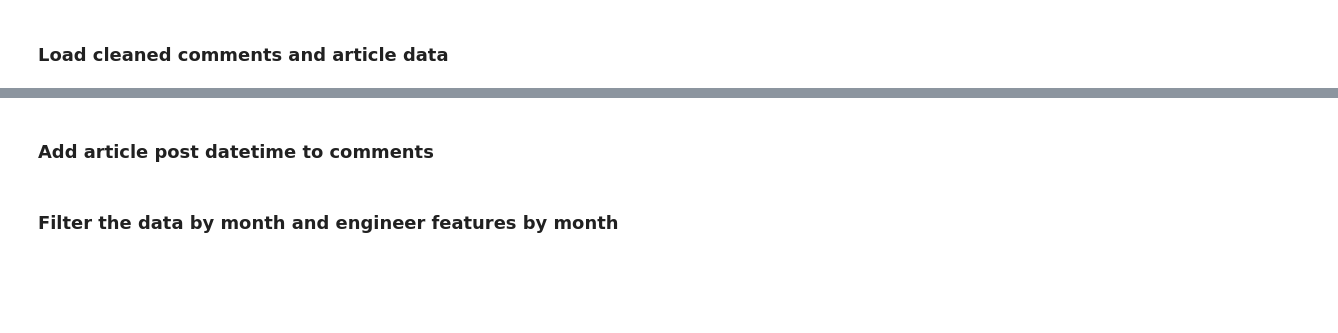
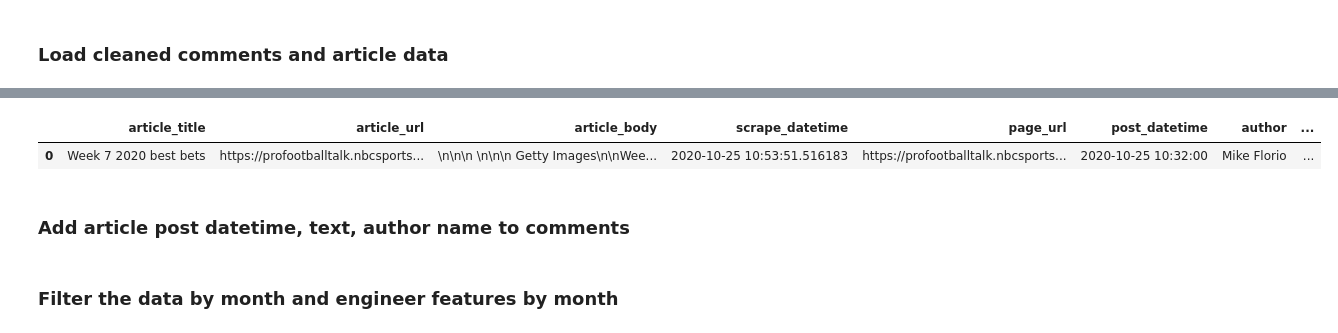
Before and after one commit to jweisman11a/pft_capstone, a Jupyter notebook: clustering/comment_yearly_feature_engineering.ipynb, the cells around one changed output, grey strips where cells are left out. Cells and saved outputs as stored; diff of their text form; code cells hidden in the pictures; blank space fills up the shorter version.

```diff
--- a/clustering/comment_yearly_feature_engineering.ipynb
+++ b/clustering/comment_yearly_feature_engineering.ipynb
@@ -30,4 +30,9 @@ Wall time: 5.02 s
 (202862, 8)
+# %%
+articles.head(1)
+# %% [output]
+|  | article_title | article_url | article_body | scrape_datetime | page_url | post_datetime | author | ... |
+| 0 | Week 7 2020 best bets | https://profootballtalk.nbcsports... | \n\n\n \n\n\n Getty Images\n\nWee... | 2020-10-25 10:53:51.516183 | https://profootballtalk.nbcsports... | 2020-10-25 10:32:00 | Mike Florio | ... |
 # %% [markdown]
-### Add article post datetime to comments
+### Add article post datetime, text, author name to comments
 # %%
```
Also changed, not shown: parts of 10 cells of this notebook, 2 other files.
